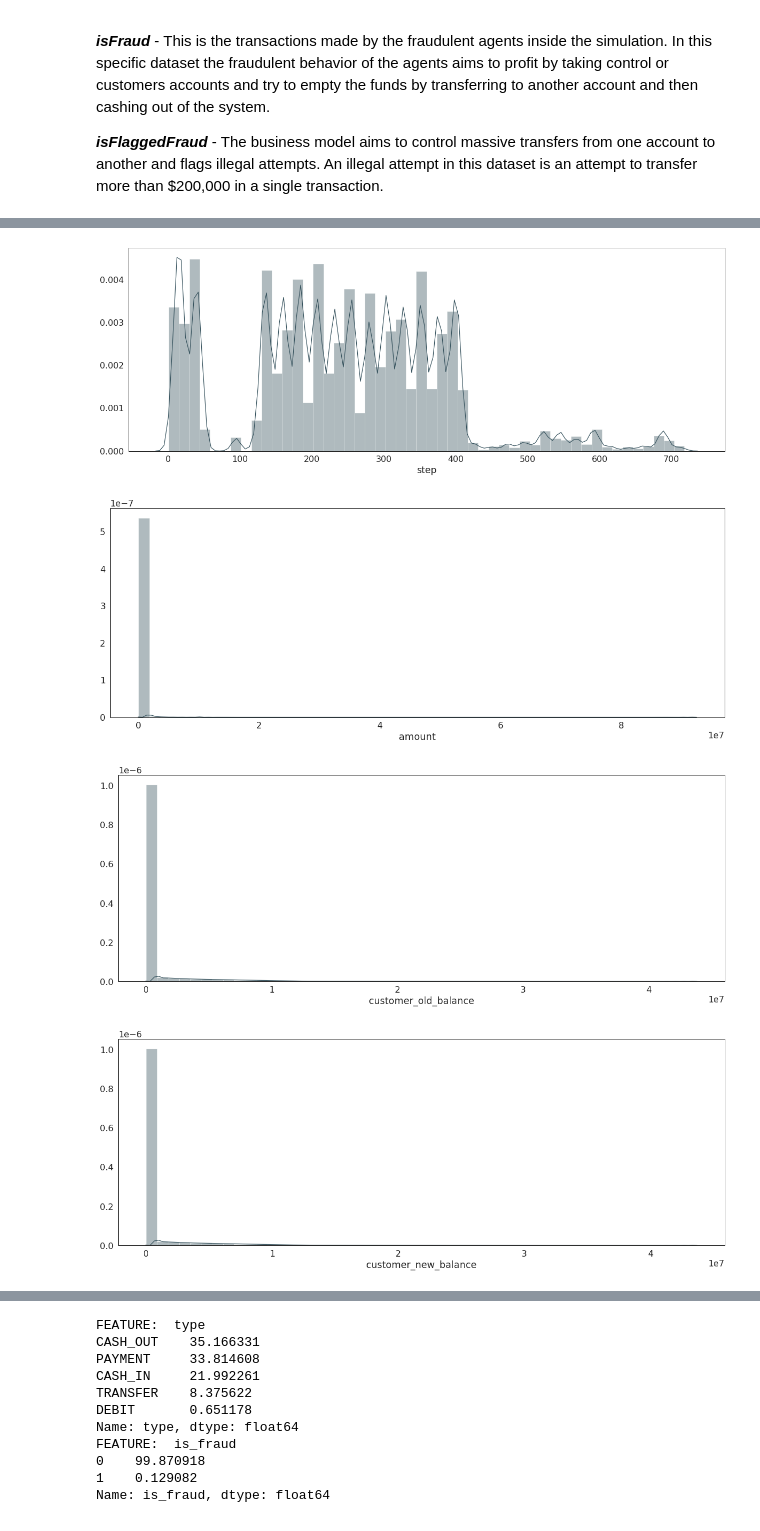
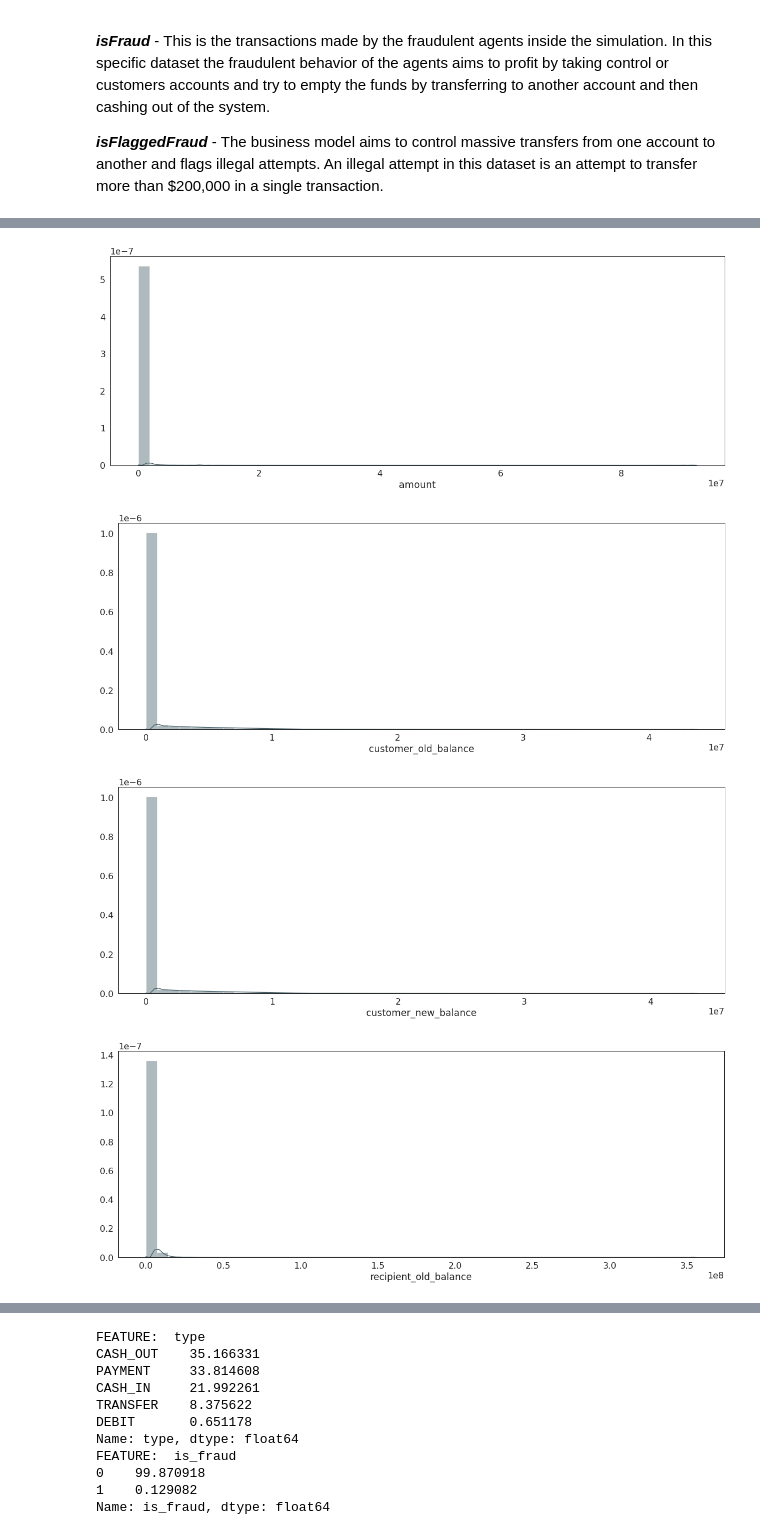
Before and after one commit to valmadrid/Detecting-Financial-Fraud-Transactions, a Jupyter notebook: financial_fraud.ipynb, the cells around one changed output, grey strips where cells are left out. Saved outputs shown, nothing was run; the diff lists cells and outputs as text; code cells hidden in the pictures.

```diff
--- a/financial_fraud.ipynb
+++ b/financial_fraud.ipynb
@@ -123,16 +126,16 @@ df.describe(include="all").T
 | is_flagged_fraud | 6.36262e+06 | NaN | NaN | NaN | 2.51469e-06 | 0.00158577 | 0 | 0 | 0 | 0 | 1 |
 # %%
 cols = [
-    "step", "amount", "customer_old_balance", "customer_new_balance",
+    "amount", "customer_old_balance", "customer_new_balance",
     "recipient_old_balance", "recipient_new_balance"
 ]
 for col in cols:
     plt.figure(figsize=(20, 7))
     sns.distplot(df.query("is_fraud == 0")[col])
     plt.show()
 # %% [output]
-[figure, old version]
+[figure, new version]
-[figure, old version]
+[figure, new version]
 [figure]
-[figure, old version]
+[figure, new version]
 [figure]
```
Also changed, not shown: parts of 10 cells of this notebook.
